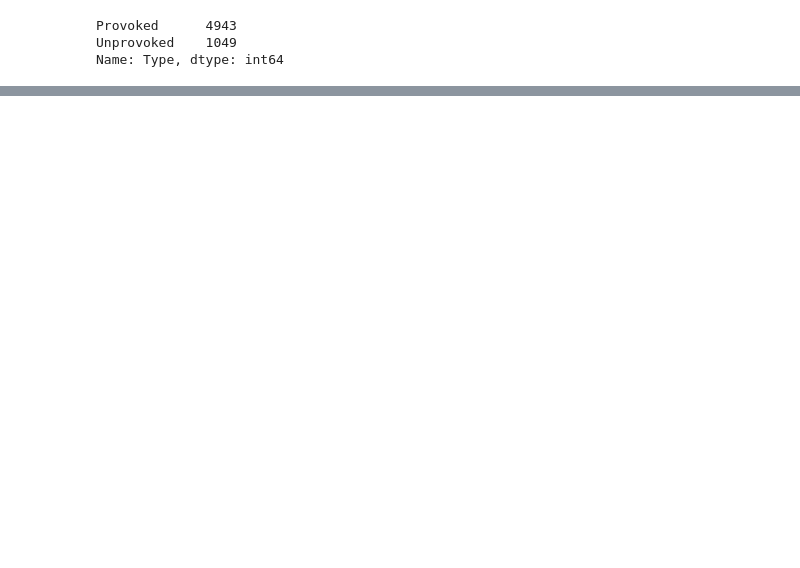
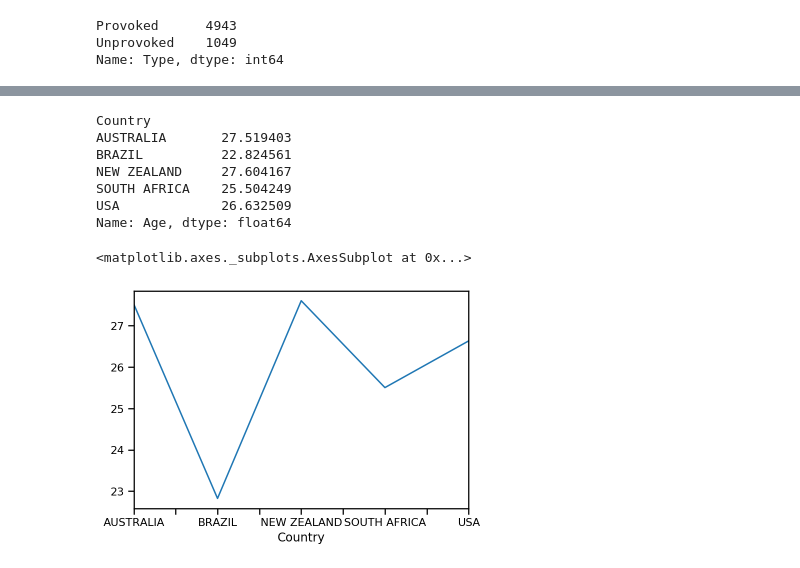
Before and after one commit to ironhack-datalabs/datamad0619, a Jupyter notebook: module-1/pandas-project/your-code/Untitled.ipynb, the cells around one changed output, grey strips where cells are left out. Saved outputs shown, nothing was run; the diff lists cells and outputs as text; code cells hidden in the pictures; blank space fills up the shorter version.

```diff
--- a/module-1/pandas-project/your-code/Untitled.ipynb
+++ b/module-1/pandas-project/your-code/Untitled.ipynb
@@ -562,0 +699,19 @@ df.head()
+# %%
+prueba2=df[["Age","Country",]]
+
+prueba2=prueba2[(prueba2["Age"]!="NULO") & (prueba2["Country"]!="OTHERS") & (prueba2["Country"]!="PAPUA NEW GUINEA")]
+prueba2["Age"]= prueba2["Age"].astype(str).astype(float)
+m=prueba2.groupby(["Country"]).mean()["Age"]
+display(m.head())
+%matplotlib inline
+m.plot()
+# %% [output]
+Country
+AUSTRALIA       27.519403
+BRAZIL          22.824561
+NEW ZEALAND     27.604167
+SOUTH AFRICA    25.504249
+USA             26.632509
+Name: Age, dtype: float64
+<matplotlib.axes._subplots.AxesSubplot at 0x...>
+[figure, added]
```
Also changed, not shown: parts of 23 cells of this notebook.
